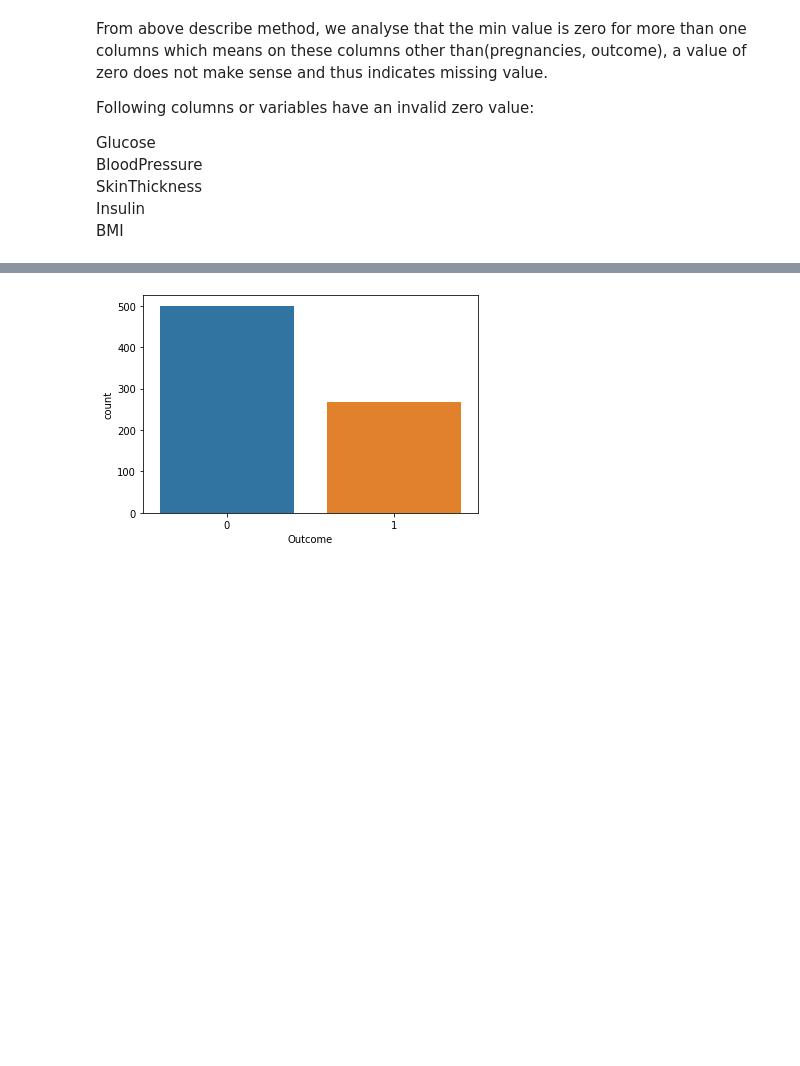
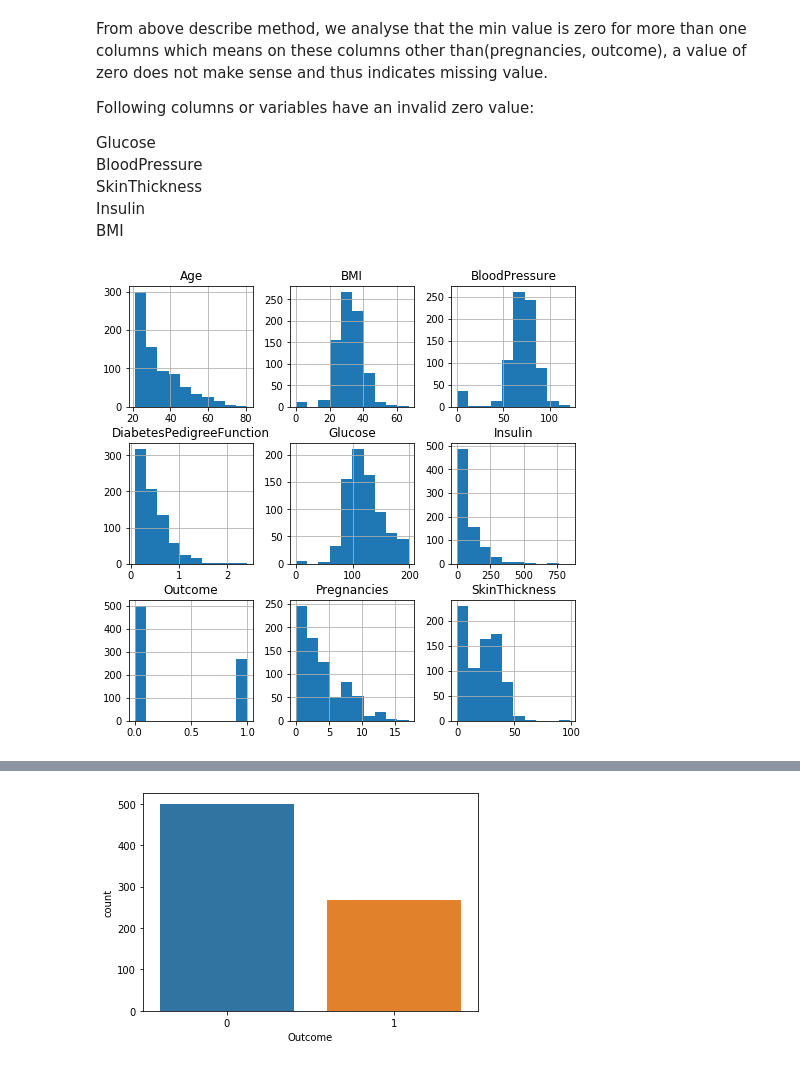
Before and after one commit to sapphiresinha/Predicting_diabetes, a Jupyter notebook: Predicting_pima_indian_diabetes.ipynb, the cells around one changed output, grey strips where cells are left out. Saved outputs shown, nothing was run; the diff lists cells and outputs as text; code cells hidden in the pictures; blank space fills up the shorter version.

```diff
--- a/Predicting_pima_indian_diabetes.ipynb
+++ b/Predicting_pima_indian_diabetes.ipynb
@@ -64,3 +63,8 @@ BloodPressure
 SkinThickness
 Insulin
 BMI
+# %%
+# histogram plotting after replacing zeros or missing values
+hist_1 = diabetes.hist(figsize=(8,8))
+# %% [output]
+[figure, added]
```
Also changed, not shown: parts of 15 cells of this notebook, 2 other files.
